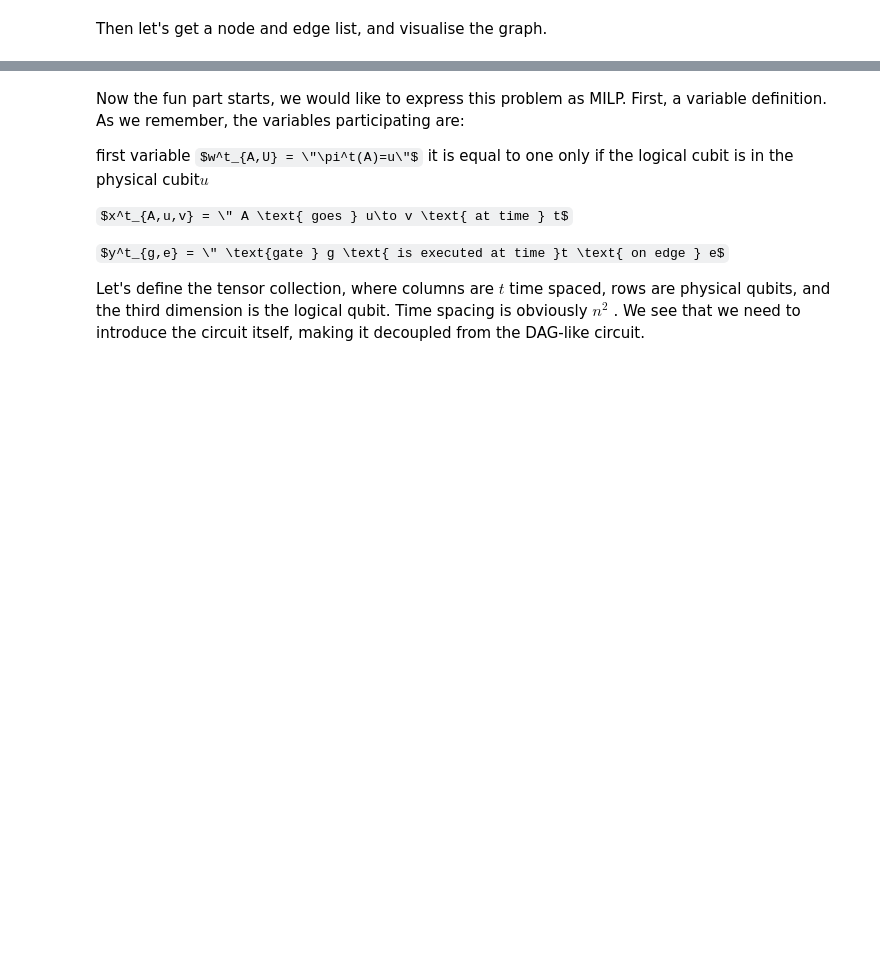
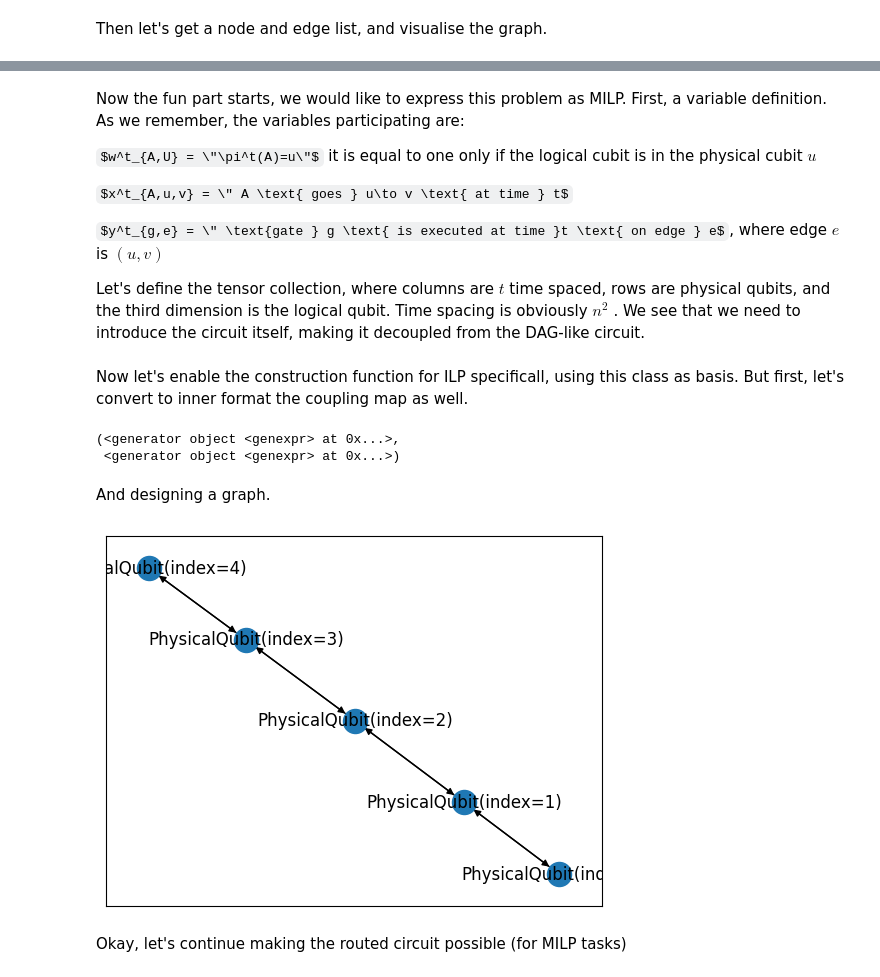
Before and after one commit to strategy155/quariadne, a Jupyter notebook: notebook/MILP.ipynb, the cells around one changed output, grey strips where cells are left out. Cells and saved outputs as stored; diff of their text form; code cells hidden in the pictures; some formulas as TeX source; blank space fills up the shorter version.

```diff
--- a/notebook/MILP.ipynb
+++ b/notebook/MILP.ipynb
@@ -491,13 +493,15 @@ nx.draw_networkx(coupling_graph_nx)
 Now the fun part starts, we would like to express this problem as MILP. First, a variable definition. As we remember, the variables participating are:
 
 
-first variable $w^t_{A,U} = \"\pi^t(A)=u\"$  it is equal to one only if the logical cubit is in the  physical cubit$u$
+$w^t_{A,U} = \"\pi^t(A)=u\"$  it is equal to one only if the logical cubit is in the  physical cubit $u$
 
 
 $x^t_{A,u,v} = \" A \text{ goes } u\to v \text{ at time } t$
 
 
-$y^t_{g,e} = \" \text{gate } g \text{ is executed at time }t \text{ on edge } e$
+$y^t_{g,e} = \" \text{gate } g \text{ is executed at time }t \text{ on edge } e$, where edge $e$ is $(u,v)$
+
+
 
 
 Let's define the tensor collection, where columns are $t$ time spaced, rows are physical qubits, and the third dimension is the logical qubit. Time spacing is obviously $n^2$ . We see that we need to introduce the circuit itself, making it decoupled from the DAG-like circuit.
@@ -507,0 +519,22 @@ class RoutingCircuit:
+# %% [markdown]
+Now let's enable the construction function for ILP specificall, using this class as basis. But first, let's convert to inner format the coupling map as well.
+# %%
+coupling_map_qubits = manila_backend.coupling_map.physical_qubits
+physical_qubits = (quariadne.circuit.PhysicalQubit(coupling_map_qubit) for coupling_map_qubit in coupling_map_qubits)
+coupling_map_edgelist = manila_backend.coupling_map.graph.edge_list()
+physical_qubits_connections = ((quariadne.circuit.PhysicalQubit(coupling_map_from), quariadne.circuit.PhysicalQubit(coupling_map_to)) for coupling_map_from, coupling_map_to in coupling_map_edgelist)
+physical_qubits, physical_qubits_connections
+# %% [output]
+(<generator object <genexpr> at 0x...>,
+ <generator object <genexpr> at 0x...>)
+# %% [markdown]
+And designing a graph.
+# %%
+coupling_graph_nx = nx.DiGraph()
+coupling_graph_nx.add_nodes_from(physical_qubits)
+coupling_graph_nx.add_edges_from(physical_qubits_connections)
+nx.draw_networkx(coupling_graph_nx)
+# %% [output]
+[figure, added]
+# %% [markdown]
+Okay, let's continue making the routed circuit possible (for MILP tasks)
```
Also changed, not shown: parts of 27 cells of this notebook, 4 other files.
